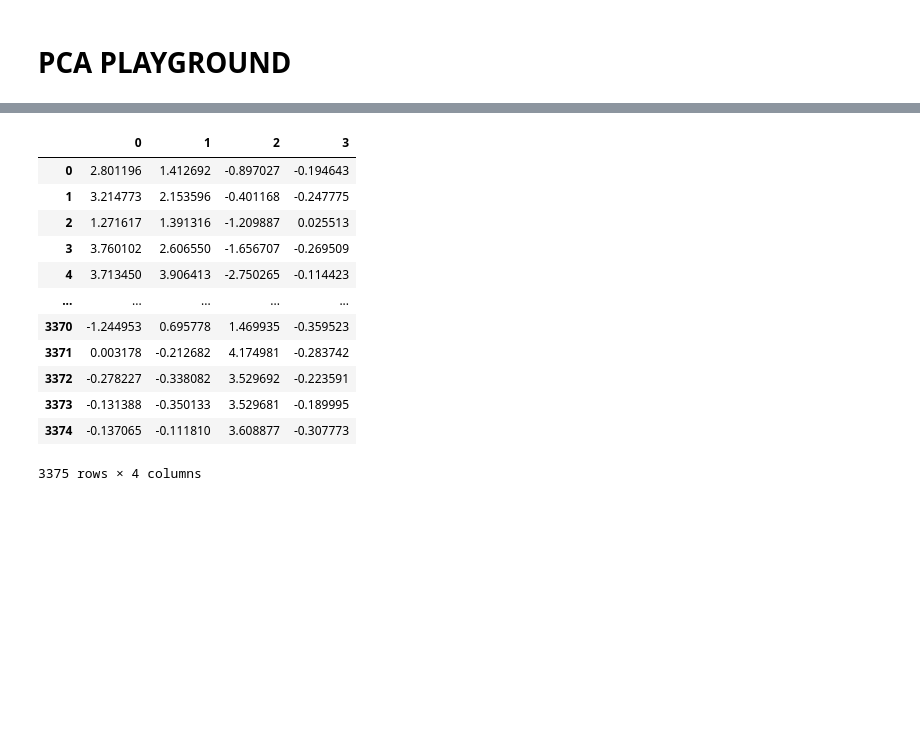
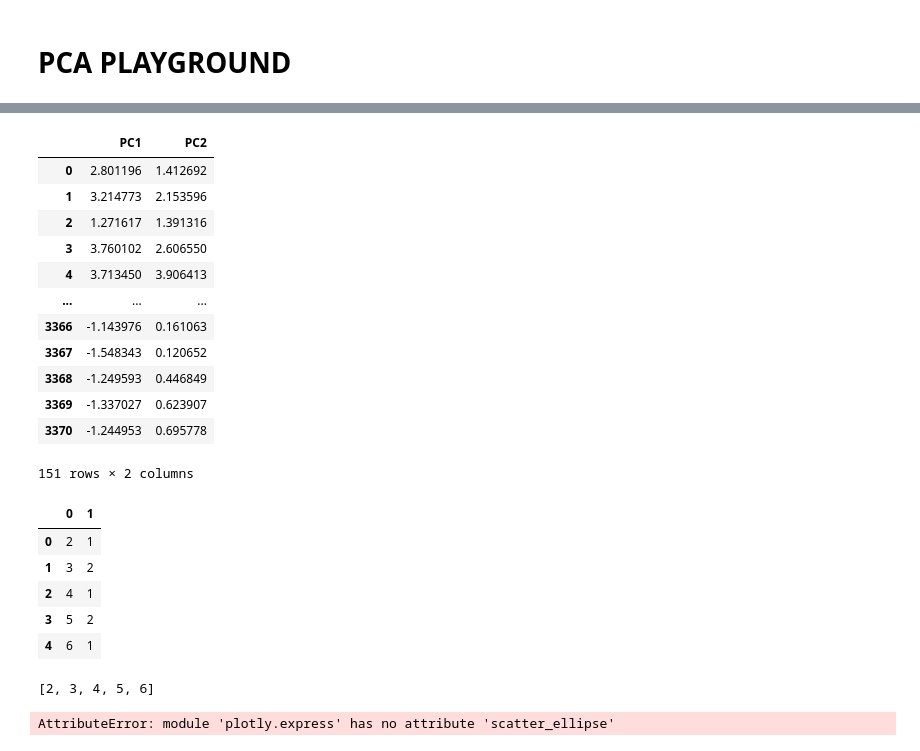
Before and after one commit to PaulCarvaillo/Maputo_Dash, a Jupyter notebook: src/controller/PCA/PCA_test.ipynb, the cells around one changed output, grey strips where cells are left out. Cells and saved outputs as stored; diff of their text form; code cells hidden in the pictures; blank space fills up the shorter version.

```diff
--- a/src/controller/PCA/PCA_test.ipynb
+++ b/src/controller/PCA/PCA_test.ipynb
@@ -67,16 +100,49 @@ discrete_colors = sample_colorscale('Rainbow', minmax_scale(colors_))
+# %%
+group1
+# %% [output]
+|  | PC1 | PC2 |
+| 0 | 2.801196 | 1.412692 |
+| 1 | 3.214773 | 2.153596 |
+| 2 | 1.271617 | 1.391316 |
+| 3 | 3.760102 | 2.606550 |
+| 4 | 3.713450 | 3.906413 |
+| ... | ... | ... |
+| 3366 | -1.143976 | 0.161063 |
+| 3367 | -1.548343 | 0.120652 |
+| 3368 | -1.249593 | 0.446849 |
+| 3369 | -1.337027 | 0.623907 |
+| 3370 | -1.244953 | 0.695778 |
+151 rows × 2 columns
 # %%
-pd.DataFrame(components)
+pd.DataFrame(group2)
 # %% [output]
-|  | 0 | 1 | 2 | 3 |
-| 0 | 2.801196 | 1.412692 | -0.897027 | -0.194643 |
-| 1 | 3.214773 | 2.153596 | -0.401168 | -0.247775 |
-| 2 | 1.271617 | 1.391316 | -1.209887 | 0.025513 |
-| 3 | 3.760102 | 2.606550 | -1.656707 | -0.269509 |
-| 4 | 3.713450 | 3.906413 | -2.750265 | -0.114423 |
-| ... | ... | ... | ... | ... |
-| 3370 | -1.244953 | 0.695778 | 1.469935 | -0.359523 |
-| 3371 | 0.003178 | -0.212682 | 4.174981 | -0.283742 |
-| 3372 | -0.278227 | -0.338082 | 3.529692 | -0.223591 |
-| 3373 | -0.131388 | -0.350133 | 3.529681 | -0.189995 |
-| 3374 | -0.137065 | -0.111810 | 3.608877 | -0.307773 |
+|  | 0 | 1 |
+| 0 | 2 | 1 |
+| 1 | 3 | 2 |
+| 2 | 4 | 1 |
+| 3 | 5 | 2 |
+| 4 | 6 | 1 |
-3375 rows × 4 columns
+# %%
+[x[0] for x in group2]
+# %% [output]
+[2, 3, 4, 5, 6]
+# %%
+import plotly.express as px
+
+# Create some data
+data = {'x': [1, 2, 3, 4, 5, 6, 7, 8, 9],
+        'y': [1, 2, 3, 4, 5, 6, 7, 8, 9],
+        'group': [1, 1, 1, 2, 2, 2, 3, 3, 3]}
+
+# Use plotly express to create the plot
+fig = px.scatter(data, x='x', y='y', color='group')
+
+# Add ellipses around the points in each group
+for i in range(1, 3):
+    # group = data[data['group'] == i]
+    ellipse = px.scatter_ellipse(group, 'x', 'y')
+    fig.add_trace(ellipse)
+
+fig.show()
+# %% [output]
+AttributeError: module 'plotly.express' has no attribute 'scatter_ellipse'
```
Also changed, not shown: parts of 54 cells of this notebook, 36 other files.
